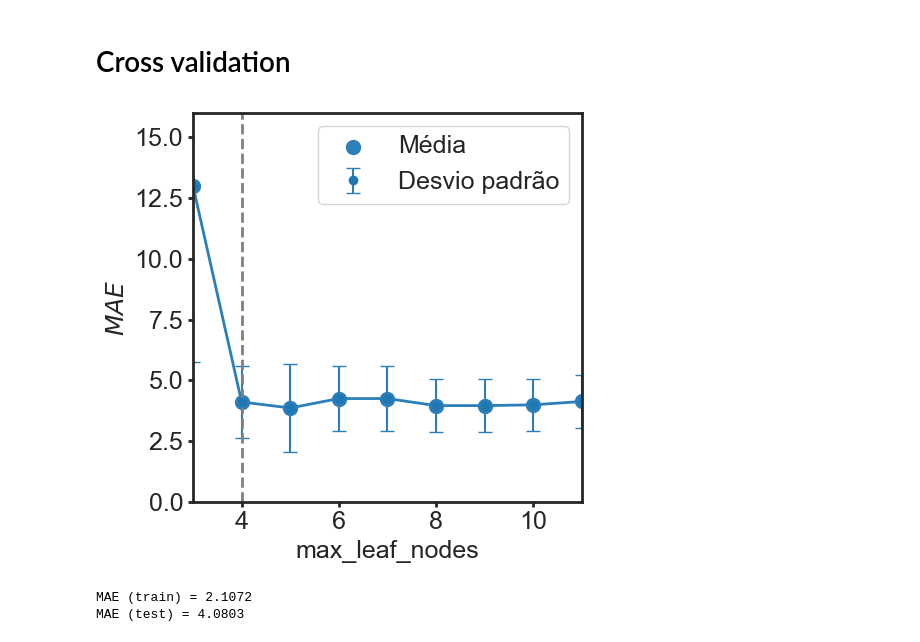
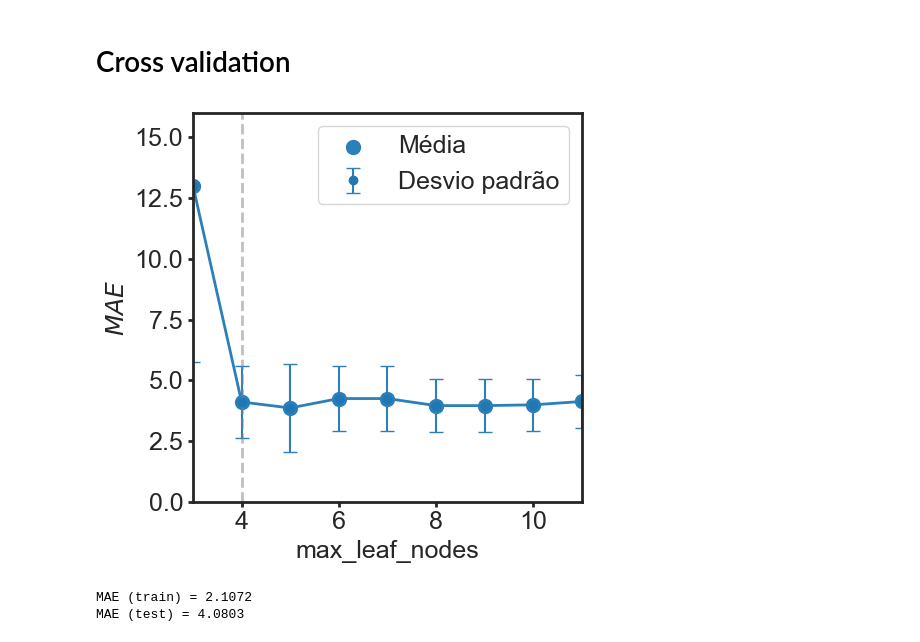
Before and after one commit to leseixas/aprendizagem-de-maquina, a Jupyter notebook: modelos/03_decision_tree_regression.ipynb, the cells around one changed output. Saved outputs shown, nothing was run; the diff lists cells and outputs as text; code cells hidden in the pictures.

```diff
--- a/modelos/03_decision_tree_regression.ipynb
+++ b/modelos/03_decision_tree_regression.ipynb
@@ -66,27 +66,29 @@ for depth in depths:
     mae_vals.append(np.mean(-scores))
     mae_std.append(np.std(-scores))
 # %%
+import seaborn as sns
 sns.set_style("ticks")
 
 plt.plot(nodes, mae_vals, color='#2c7fb8',linestyle='-', linewidth=2)
 plt.scatter(nodes, mae_vals, color='#2c7fb8', s=100, label='Média')
 plt.errorbar(nodes, mae_vals, yerr=mae_std, fmt='o', ecolor='#2c7fb8', capsize=5, linestyle='None', label='Desvio padrão')
-plt.plot(4*np.ones(100),np.linspace(0,16, 100), color="grey", linestyle="--", linewidth=2)
+plt.plot(4*np.ones(100),np.linspace(0,16, 100), color="grey", linestyle="--", linewidth=2, alpha=0.5)
 plt.ylim(0,16)
 plt.xlim(3,11)
 plt.xlabel("max_leaf_nodes", fontsize=18)
 plt.ylabel('$MAE$', fontsize=18)
 plt.tick_params(axis='both', which='major', labelsize=18, width=2)
 plt.legend(loc="best", fontsize=18)
 plt.gca().set_aspect(0.5)
 
 for spine in plt.gca().spines.values():
     spine.set_linewidth(2)
 
 plt.tight_layout()
+plt.savefig("../graficos/exemplo03/cross_val.png", format='png', dpi=600, bbox_inches='tight')
 plt.show()
 # %% [output]
-[figure, old version]
+[figure, new version]
 # %%
 model = DecisionTreeRegressor(max_leaf_nodes=4)
 model.fit(X_train,y_train)
```
Also changed, not shown: parts of 1 cell of this notebook, 16 other files.
